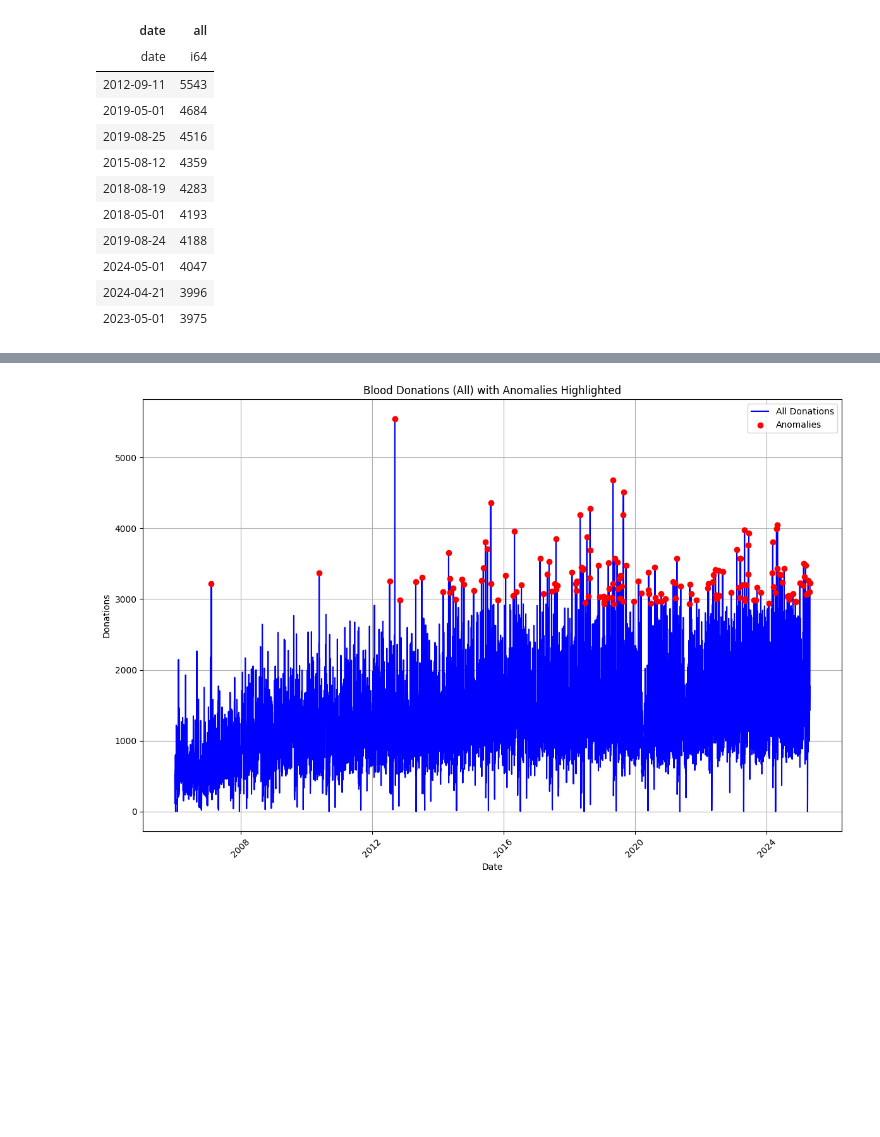
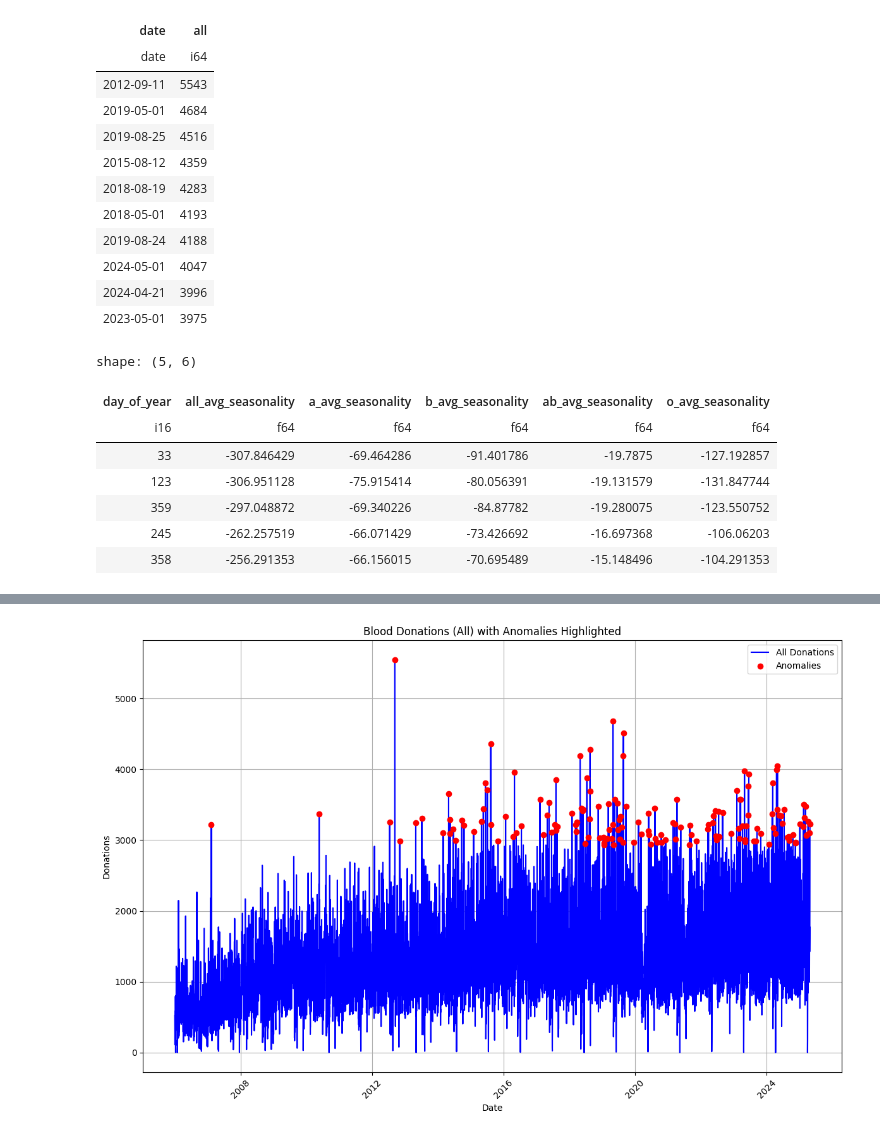
Before and after one commit to jasperschroeder/MalaysiaBloodDonations, a Jupyter notebook: MalaysiaBloodDonation/1_Initial_Notebook.ipynb, the cells around one changed output, grey strips where cells are left out. Drawn from its saved outputs; the diff is of its cells as text; code cells hidden in the pictures; blank space fills up the shorter version.

```diff
--- a/MalaysiaBloodDonation/1_Initial_Notebook.ipynb
+++ b/MalaysiaBloodDonation/1_Initial_Notebook.ipynb
@@ -575,3 +481,15 @@ shape: (10, 2)
 | 2024-05-01 | 4047 |
 | 2024-04-21 | 3996 |
 | 2023-05-01 | 3975 |
+# %%
+# Analyze spike days
+seasonality_by_dayofyear.sort("all_avg_seasonality", descending=False).head(5)
+# %% [output]
+shape: (5, 6)
+| day_of_year | all_avg_seasonality | a_avg_seasonality | b_avg_seasonality | ab_avg_seasonality | o_avg_seasonality |
+| i16 | f64 | f64 | f64 | f64 | f64 |
+| 33 | -307.846429 | -69.464286 | -91.401786 | -19.7875 | -127.192857 |
+| 123 | -306.951128 | -75.915414 | -80.056391 | -19.131579 | -131.847744 |
+| 359 | -297.048872 | -69.340226 | -84.87782 | -19.280075 | -123.550752 |
+| 245 | -262.257519 | -66.071429 | -73.426692 | -16.697368 | -106.06203 |
+| 358 | -256.291353 | -66.156015 | -70.695489 | -15.148496 | -104.291353 |
```
Also changed, not shown: parts of 26 cells of this notebook.
